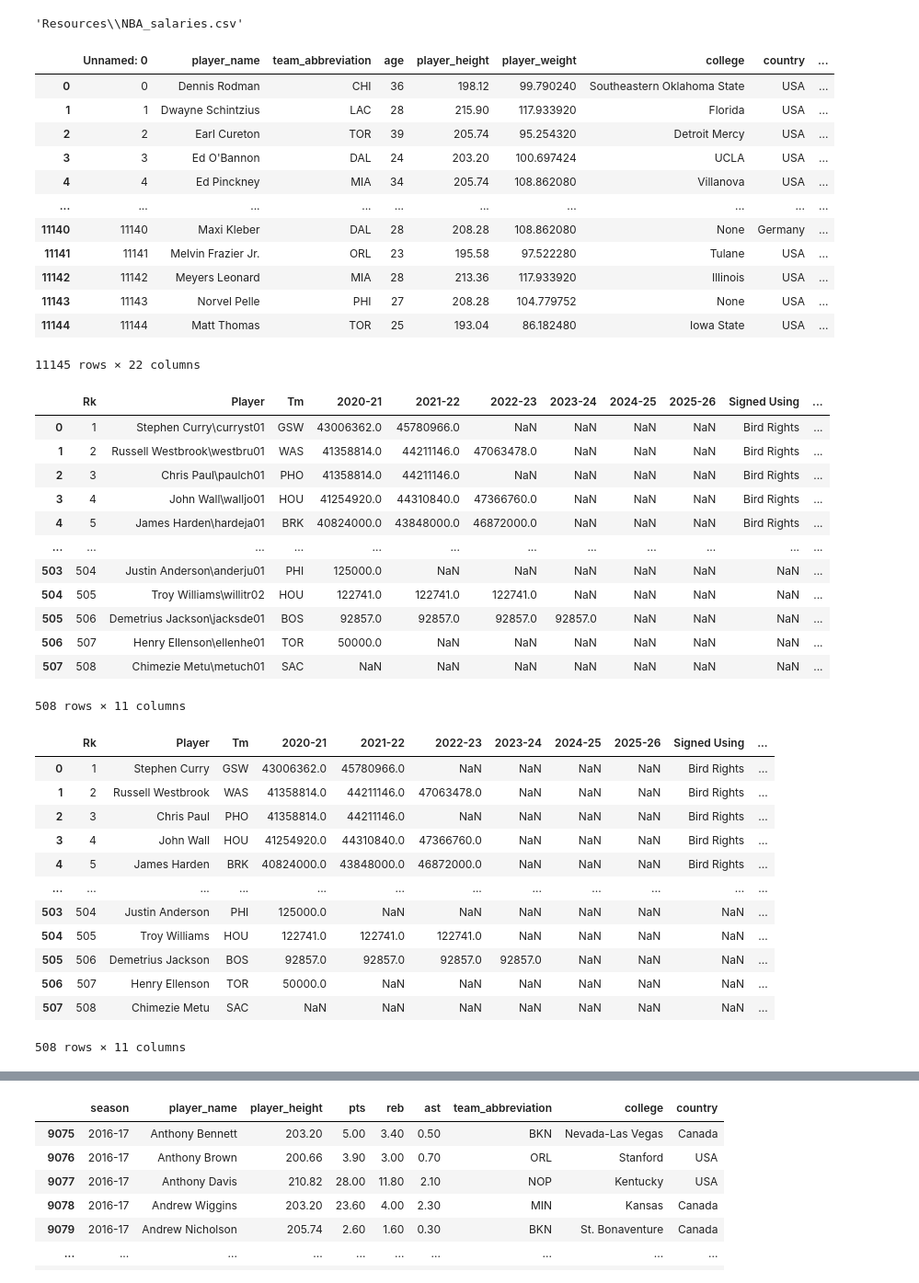
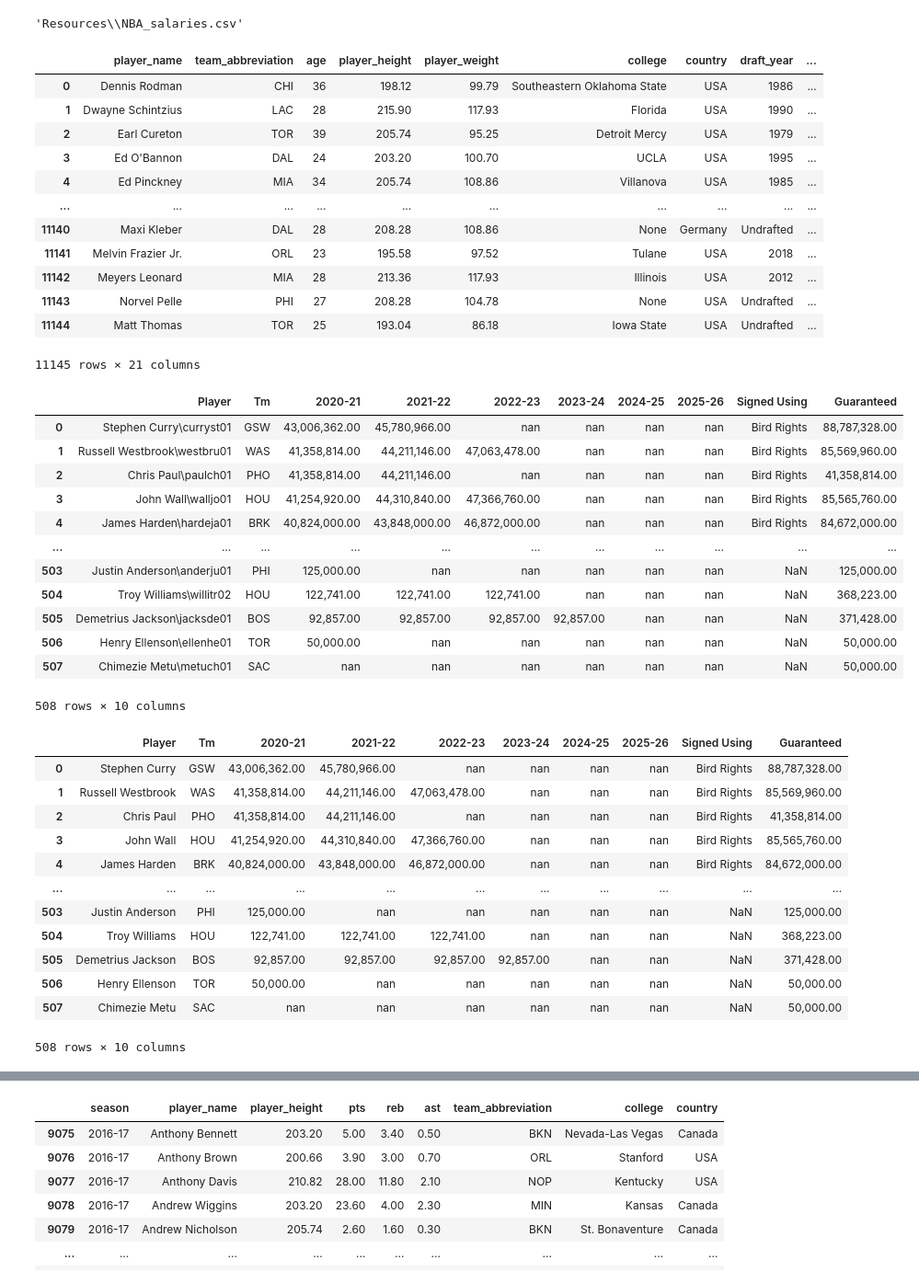
Before and after one commit to ic17rey/butler-groupA-project1, a Jupyter notebook: nba_height_project.ipynb, the cells around one changed output, grey strips where cells are left out. Shown at 92% size. Cells and saved outputs as stored; diff of their text form; code cells hidden in the pictures.

Commit message:
Finalizing comments in data exploration notebook

```diff
--- a/nba_height_project.ipynb
+++ b/nba_height_project.ipynb
@@ -69,57 +101,57 @@ salary_path
 # %%
 # Create df for player info/stats
-nba_data_set_df = pd.read_csv(csv_path)
+nba_data_set_df = pd.read_csv(csv_path).drop(['Unnamed: 0'], axis=1)
 nba_data_set_df
 # %% [output]
-|  | Unnamed: 0 | player_name | team_abbreviation | age | player_height | player_weight | college | country | ... |
-| 0 | 0 | Dennis Rodman | CHI | 36 | 198.12 | 99.790240 | Southeastern Oklahoma State | USA | ... |
-| 1 | 1 | Dwayne Schintzius | LAC | 28 | 215.90 | 117.933920 | Florida | USA | ... |
-| 2 | 2 | Earl Cureton | TOR | 39 | 205.74 | 95.254320 | Detroit Mercy | USA | ... |
-| 3 | 3 | Ed O'Bannon | DAL | 24 | 203.20 | 100.697424 | UCLA | USA | ... |
-| 4 | 4 | Ed Pinckney | MIA | 34 | 205.74 | 108.862080 | Villanova | USA | ... |
+|  | player_name | team_abbreviation | age | player_height | player_weight | college | country | draft_year | ... |
+| 0 | Dennis Rodman | CHI | 36 | 198.12 | 99.79 | Southeastern Oklahoma State | USA | 1986 | ... |
+| 1 | Dwayne Schintzius | LAC | 28 | 215.90 | 117.93 | Florida | USA | 1990 | ... |
+| 2 | Earl Cureton | TOR | 39 | 205.74 | 95.25 | Detroit Mercy | USA | 1979 | ... |
+| 3 | Ed O'Bannon | DAL | 24 | 203.20 | 100.70 | UCLA | USA | 1995 | ... |
+| 4 | Ed Pinckney | MIA | 34 | 205.74 | 108.86 | Villanova | USA | 1985 | ... |
 | ... | ... | ... | ... | ... | ... | ... | ... | ... | ... |
-| 11140 | 11140 | Maxi Kleber | DAL | 28 | 208.28 | 108.862080 | None | Germany | ... |
-| 11141 | 11141 | Melvin Frazier Jr. | ORL | 23 | 195.58 | 97.522280 | Tulane | USA | ... |
-| 11142 | 11142 | Meyers Leonard | MIA | 28 | 213.36 | 117.933920 | Illinois | USA | ... |
-| 11143 | 11143 | Norvel Pelle | PHI | 27 | 208.28 | 104.779752 | None | USA | ... |
-| 11144 | 11144 | Matt Thomas | TOR | 25 | 193.04 | 86.182480 | Iowa State | USA | ... |
+| 11140 | Maxi Kleber | DAL | 28 | 208.28 | 108.86 | None | Germany | Undrafted | ... |
+| 11141 | Melvin Frazier Jr. | ORL | 23 | 195.58 | 97.52 | Tulane | USA | 2018 | ... |
+| 11142 | Meyers Leonard | MIA | 28 | 213.36 | 117.93 | Illinois | USA | 2012 | ... |
+| 11143 | Norvel Pelle | PHI | 27 | 208.28 | 104.78 | None | USA | Undrafted | ... |
+| 11144 | Matt Thomas | TOR | 25 | 193.04 | 86.18 | Iowa State | USA | Undrafted | ... |
-11145 rows × 22 columns
+11145 rows × 21 columns
 # %%
 # Create df from the salaries csv
-nba_salary_df = pd.read_csv(salary_path)
+nba_salary_df = pd.read_csv(salary_path).drop(['Rk'], axis=1)
 nba_salary_df
 # %% [output]
-|  | Rk | Player | Tm | 2020-21 | 2021-22 | 2022-23 | 2023-24 | 2024-25 | 2025-26 | Signed Using | ... |
-| 0 | 1 | Stephen Curry\curryst01 | GSW | 43006362.0 | 45780966.0 | NaN | NaN | NaN | NaN | Bird Rights | ... |
-| 1 | 2 | Russell Westbrook\westbru01 | WAS | 41358814.0 | 44211146.0 | 47063478.0 | NaN | NaN | NaN | Bird Rights | ... |
-| 2 | 3 | Chris Paul\paulch01 | PHO | 41358814.0 | 44211146.0 | NaN | NaN | NaN | NaN | Bird Rights | ... |
-| 3 | 4 | John Wall\walljo01 | HOU | 41254920.0 | 44310840.0 | 47366760.0 | NaN | NaN | NaN | Bird Rights | ... |
-| 4 | 5 | James Harden\hardeja01 | BRK | 40824000.0 | 43848000.0 | 46872000.0 | NaN | NaN | NaN | Bird Rights | ... |
-| ... | ... | ... | ... | ... | ... | ... | ... | ... | ... | ... | ... |
-| 503 | 504 | Justin Anderson\anderju01 | PHI | 125000.0 | NaN | NaN | NaN | NaN | NaN | NaN | ... |
-| 504 | 505 | Troy Williams\willitr02 | HOU | 122741.0 | 122741.0 | 122741.0 | NaN | NaN | NaN | NaN | ... |
-| 505 | 506 | Demetrius Jackson\jacksde01 | BOS | 92857.0 | 92857.0 | 92857.0 | 92857.0 | NaN | NaN | NaN | ... |
-| 506 | 507 | Henry Ellenson\ellenhe01 | TOR | 50000.0 | NaN | NaN | NaN | NaN | NaN | NaN | ... |
-| 507 | 508 | Chimezie Metu\metuch01 | SAC | NaN | NaN | NaN | NaN | NaN | NaN | NaN | ... |
+|  | Player | Tm | 2020-21 | 2021-22 | 2022-23 | 2023-24 | 2024-25 | 2025-26 | Signed Using | Guaranteed |
+| 0 | Stephen Curry\curryst01 | GSW | 43,006,362.00 | 45,780,966.00 | nan | nan | nan | nan | Bird Rights | 88,787,328.00 |
+| 1 | Russell Westbrook\westbru01 | WAS | 41,358,814.00 | 44,211,146.00 | 47,063,478.00 | nan | nan | nan | Bird Rights | 85,569,960.00 |
+| 2 | Chris Paul\paulch01 | PHO | 41,358,814.00 | 44,211,146.00 | nan | nan | nan | nan | Bird Rights | 41,358,814.00 |
+| 3 | John Wall\walljo01 | HOU | 41,254,920.00 | 44,310,840.00 | 47,366,760.00 | nan | nan | nan | Bird Rights | 85,565,760.00 |
+| 4 | James Harden\hardeja01 | BRK | 40,824,000.00 | 43,848,000.00 | 46,872,000.00 | nan | nan | nan | Bird Rights | 84,672,000.00 |
+| ... | ... | ... | ... | ... | ... | ... | ... | ... | ... | ... |
+| 503 | Justin Anderson\anderju01 | PHI | 125,000.00 | nan | nan | nan | nan | nan | NaN | 125,000.00 |
+| 504 | Troy Williams\willitr02 | HOU | 122,741.00 | 122,741.00 | 122,741.00 | nan | nan | nan | NaN | 368,223.00 |
+| 505 | Demetrius Jackson\jacksde01 | BOS | 92,857.00 | 92,857.00 | 92,857.00 | 92,857.00 | nan | nan | NaN | 371,428.00 |
+| 506 | Henry Ellenson\ellenhe01 | TOR | 50,000.00 | nan | nan | nan | nan | nan | NaN | 50,000.00 |
+| 507 | Chimezie Metu\metuch01 | SAC | nan | nan | nan | nan | nan | nan | NaN | 50,000.00 |
-508 rows × 11 columns
+508 rows × 10 columns
 # %%
 # Adjust Player column to only show the first and last name
 nba_salary_df["Player"] = nba_salary_df["Player"].str.split("\\").str[0]
 nba_salary_df
 # %% [output]
-|  | Rk | Player | Tm | 2020-21 | 2021-22 | 2022-23 | 2023-24 | 2024-25 | 2025-26 | Signed Using | ... |
-| 0 | 1 | Stephen Curry | GSW | 43006362.0 | 45780966.0 | NaN | NaN | NaN | NaN | Bird Rights | ... |
-| 1 | 2 | Russell Westbrook | WAS | 41358814.0 | 44211146.0 | 47063478.0 | NaN | NaN | NaN | Bird Rights | ... |
-| 2 | 3 | Chris Paul | PHO | 41358814.0 | 44211146.0 | NaN | NaN | NaN | NaN | Bird Rights | ... |
-| 3 | 4 | John Wall | HOU | 41254920.0 | 44310840.0 | 47366760.0 | NaN | NaN | NaN | Bird Rights | ... |
-| 4 | 5 | James Harden | BRK | 40824000.0 | 43848000.0 | 46872000.0 | NaN | NaN | NaN | Bird Rights | ... |
-| ... | ... | ... | ... | ... | ... | ... | ... | ... | ... | ... | ... |
-| 503 | 504 | Justin Anderson | PHI | 125000.0 | NaN | NaN | NaN | NaN | NaN | NaN | ... |
-| 504 | 505 | Troy Williams | HOU | 122741.0 | 122741.0 | 122741.0 | NaN | NaN | NaN | NaN | ... |
-| 505 | 506 | Demetrius Jackson | BOS | 92857.0 | 92857.0 | 92857.0 | 92857.0 | NaN | NaN | NaN | ... |
-| 506 | 507 | Henry Ellenson | TOR | 50000.0 | NaN | NaN | NaN | NaN | NaN | NaN | ... |
-| 507 | 508 | Chimezie Metu | SAC | NaN | NaN | NaN | NaN | NaN | NaN | NaN | ... |
+|  | Player | Tm | 2020-21 | 2021-22 | 2022-23 | 2023-24 | 2024-25 | 2025-26 | Signed Using | Guaranteed |
+| 0 | Stephen Curry | GSW | 43,006,362.00 | 45,780,966.00 | nan | nan | nan | nan | Bird Rights | 88,787,328.00 |
+| 1 | Russell Westbrook | WAS | 41,358,814.00 | 44,211,146.00 | 47,063,478.00 | nan | nan | nan | Bird Rights | 85,569,960.00 |
+| 2 | Chris Paul | PHO | 41,358,814.00 | 44,211,146.00 | nan | nan | nan | nan | Bird Rights | 41,358,814.00 |
+| 3 | John Wall | HOU | 41,254,920.00 | 44,310,840.00 | 47,366,760.00 | nan | nan | nan | Bird Rights | 85,565,760.00 |
+| 4 | James Harden | BRK | 40,824,000.00 | 43,848,000.00 | 46,872,000.00 | nan | nan | nan | Bird Rights | 84,672,000.00 |
+| ... | ... | ... | ... | ... | ... | ... | ... | ... | ... | ... |
+| 503 | Justin Anderson | PHI | 125,000.00 | nan | nan | nan | nan | nan | NaN | 125,000.00 |
+| 504 | Troy Williams | HOU | 122,741.00 | 122,741.00 | 122,741.00 | nan | nan | nan | NaN | 368,223.00 |
+| 505 | Demetrius Jackson | BOS | 92,857.00 | 92,857.00 | 92,857.00 | 92,857.00 | nan | nan | NaN | 371,428.00 |
+| 506 | Henry Ellenson | TOR | 50,000.00 | nan | nan | nan | nan | nan | NaN | 50,000.00 |
+| 507 | Chimezie Metu | SAC | nan | nan | nan | nan | nan | nan | NaN | 50,000.00 |
-508 rows × 11 columns
+508 rows × 10 columns
 # %%
 # Remove columns not needed from salary df and rename player column like the stats df
 salary_data_filter_df = nba_salary_df[["Player", "2020-21"]]
```
Also changed, not shown: parts of 16 cells of this notebook, 3 other files.
